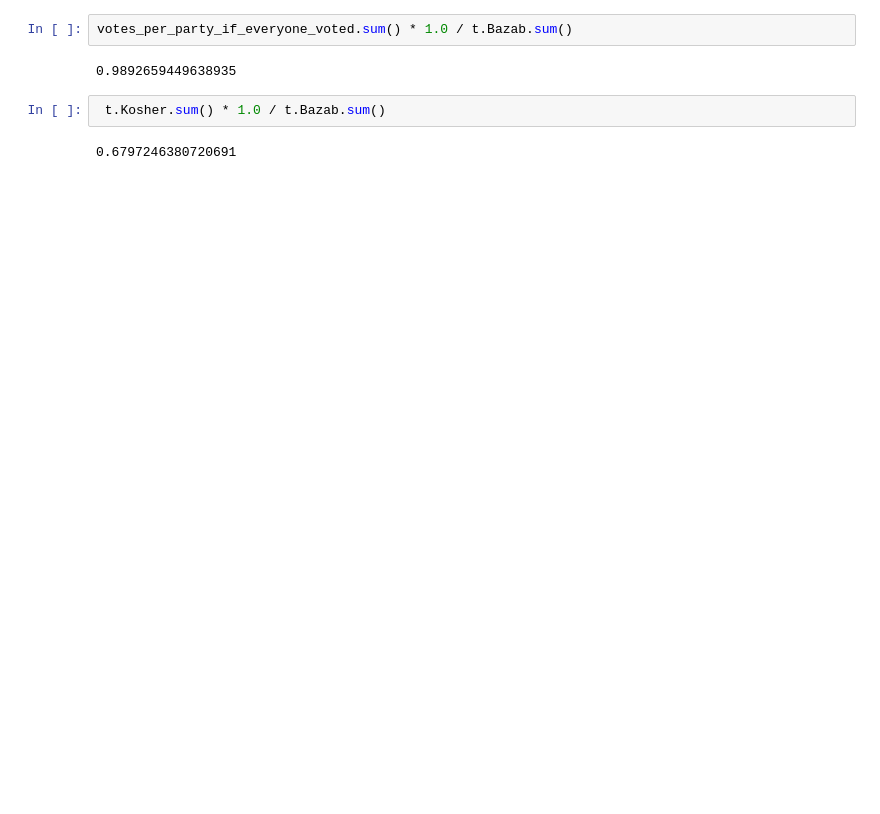
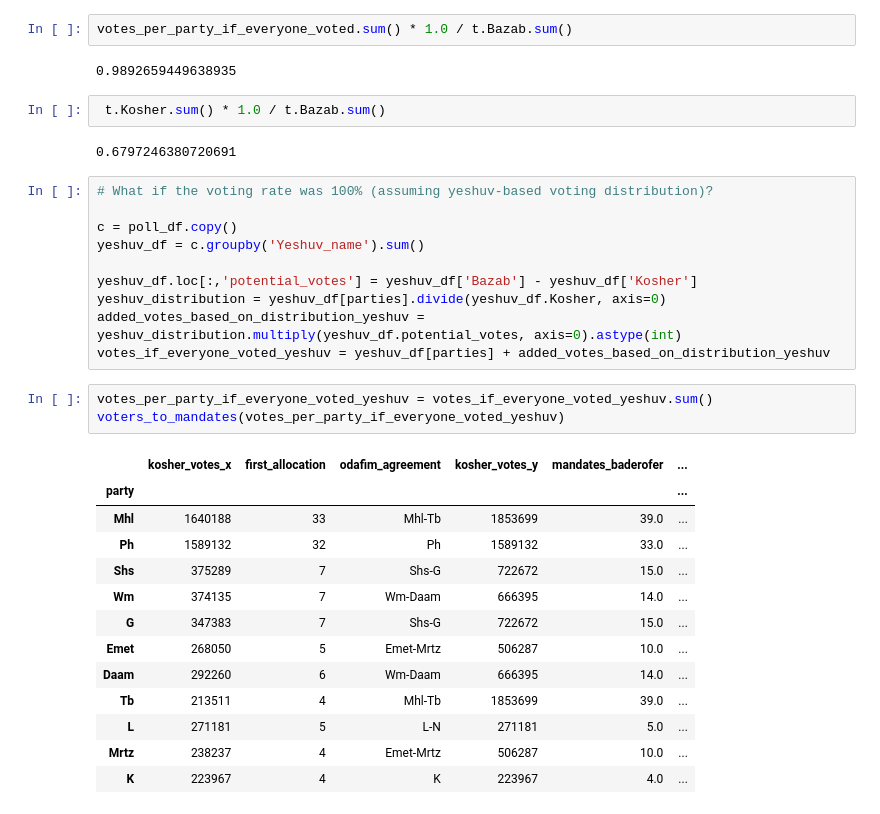
Before and after one commit to 50stuck/ballots2mandates, a Jupyter notebook: ballots 2 mandates.ipynb, the cells around one changed output. Drawn from its saved outputs; the diff is of its cells as text; blank space fills up the shorter version.

```diff
--- a/ballots 2 mandates.ipynb
+++ b/ballots 2 mandates.ipynb
@@ -246,3 +253,30 @@ votes_per_party_if_everyone_voted.sum() * 1.0 / t.Bazab.sum()
  t.Kosher.sum() * 1.0 / t.Bazab.sum()
 # %% [output]
 0.6797246380720691
+# %%
+# What if the voting rate was 100% (assuming yeshuv-based voting distribution)?
+
+c = poll_df.copy()
+yeshuv_df = c.groupby('Yeshuv_name').sum()
+
+yeshuv_df.loc[:,'potential_votes'] = yeshuv_df['Bazab'] - yeshuv_df['Kosher']
+yeshuv_distribution = yeshuv_df[parties].divide(yeshuv_df.Kosher, axis=0)
+added_votes_based_on_distribution_yeshuv = yeshuv_distribution.multiply(yeshuv_df.potential_votes, axis=0).astype(int)
+votes_if_everyone_voted_yeshuv = yeshuv_df[parties] + added_votes_based_on_distribution_yeshuv
+# %%
+votes_per_party_if_everyone_voted_yeshuv = votes_if_everyone_voted_yeshuv.sum()
+voters_to_mandates(votes_per_party_if_everyone_voted_yeshuv)
+# %% [output]
+|  | kosher_votes_x | first_allocation | odafim_agreement | kosher_votes_y | mandates_baderofer | ... |
+| party |  |  |  |  |  | ... |
+| Mhl | 1640188 | 33 | Mhl-Tb | 1853699 | 39.0 | ... |
+| Ph | 1589132 | 32 | Ph | 1589132 | 33.0 | ... |
+| Shs | 375289 | 7 | Shs-G | 722672 | 15.0 | ... |
+| Wm | 374135 | 7 | Wm-Daam | 666395 | 14.0 | ... |
+| G | 347383 | 7 | Shs-G | 722672 | 15.0 | ... |
+| Emet | 268050 | 5 | Emet-Mrtz | 506287 | 10.0 | ... |
+| Daam | 292260 | 6 | Wm-Daam | 666395 | 14.0 | ... |
+| Tb | 213511 | 4 | Mhl-Tb | 1853699 | 39.0 | ... |
+| L | 271181 | 5 | L-N | 271181 | 5.0 | ... |
+| Mrtz | 238237 | 4 | Emet-Mrtz | 506287 | 10.0 | ... |
+| K | 223967 | 4 | K | 223967 | 4.0 | ... |
```
Also changed, not shown: parts of 5 cells of this notebook.
